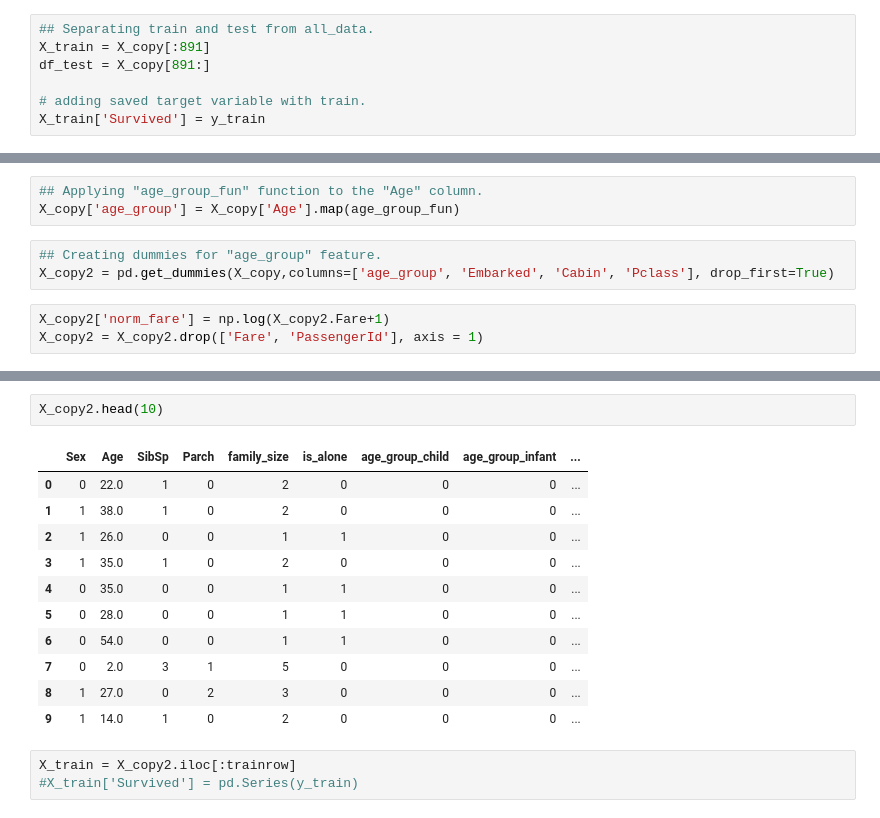
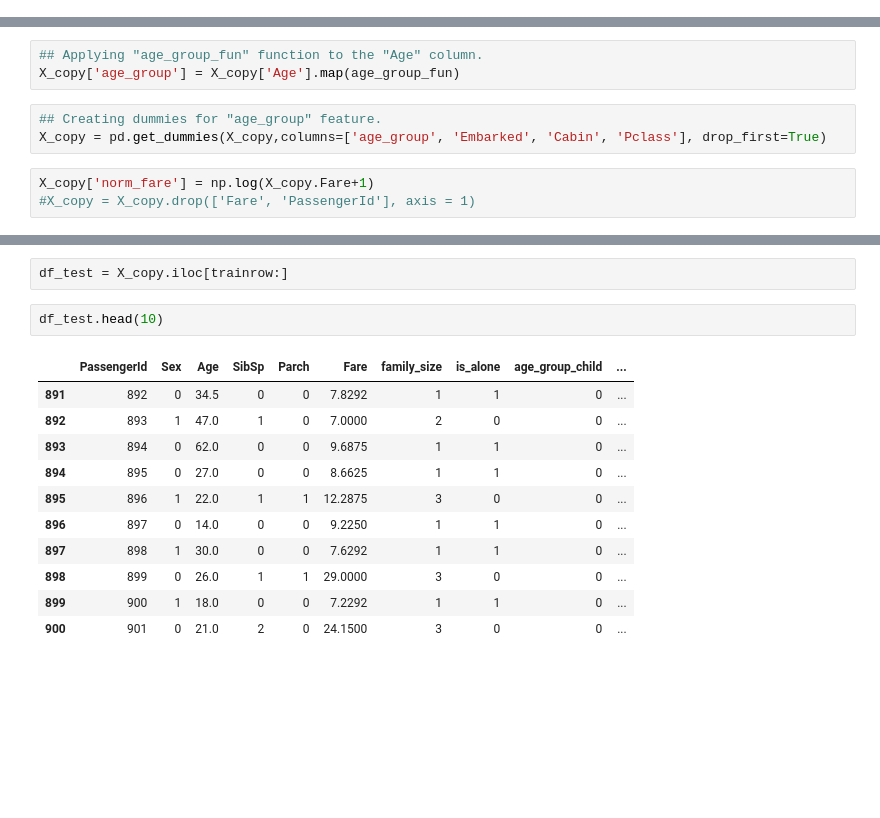
Before and after one commit to zhangyang2017/kaggle-Titanic, a Jupyter notebook: EDA.ipynb, the cells around one changed output, grey strips where cells are left out. Drawn from its saved outputs; the diff is of its cells as text; blank space fills up the shorter version.

```diff
--- a/EDA.ipynb
+++ b/EDA.ipynb
@@ -342,10 +539,3 @@ X_copy.head(10)
 | 7 | 8 | 3 | male | 2.0 | 3 | 1 | 21.0750 | F | S |
 | 8 | 9 | 3 | female | 27.0 | 0 | 2 | 11.1333 | G | S |
 | 9 | 10 | 2 | female | 14.0 | 1 | 0 | 30.0708 | T | C |
-# %%
-## Separating train and test from all_data.
-X_train = X_copy[:891]
-df_test = X_copy[891:]
-
-# adding saved target variable with train.
-X_train['Survived'] = y_train
@@ -388,10 +596,10 @@ X_copy['is_alone'] = [1 if i<2 else 0 for i in X_copy.family_size]
 X_copy['age_group'] = X_copy['Age'].map(age_group_fun)
 # %%
 ## Creating dummies for "age_group" feature.
-X_copy2 = pd.get_dummies(X_copy,columns=['age_group', 'Embarked', 'Cabin', 'Pclass'], drop_first=True)
+X_copy = pd.get_dummies(X_copy,columns=['age_group', 'Embarked', 'Cabin', 'Pclass'], drop_first=True)
 # %%
-X_copy2['norm_fare'] = np.log(X_copy2.Fare+1)
-X_copy2 = X_copy2.drop(['Fare', 'PassengerId'], axis = 1)
+X_copy['norm_fare'] = np.log(X_copy.Fare+1)
+#X_copy = X_copy.drop(['Fare', 'PassengerId'], axis = 1)
 # %%
 X_copy.head(10)
 # %% [output]
@@ -409,20 +633,19 @@ X_copy.head(10)
+# %%
+df_test = X_copy.iloc[trainrow:]
 # %%
-X_copy2.head(10)
+df_test.head(10)
 # %% [output]
-|  | Sex | Age | SibSp | Parch | family_size | is_alone | age_group_child | age_group_infant | ... |
-| 0 | 0 | 22.0 | 1 | 0 | 2 | 0 | 0 | 0 | ... |
-| 1 | 1 | 38.0 | 1 | 0 | 2 | 0 | 0 | 0 | ... |
-| 2 | 1 | 26.0 | 0 | 0 | 1 | 1 | 0 | 0 | ... |
-| 3 | 1 | 35.0 | 1 | 0 | 2 | 0 | 0 | 0 | ... |
-| 4 | 0 | 35.0 | 0 | 0 | 1 | 1 | 0 | 0 | ... |
-| 5 | 0 | 28.0 | 0 | 0 | 1 | 1 | 0 | 0 | ... |
-| 6 | 0 | 54.0 | 0 | 0 | 1 | 1 | 0 | 0 | ... |
-| 7 | 0 | 2.0 | 3 | 1 | 5 | 0 | 0 | 0 | ... |
-| 8 | 1 | 27.0 | 0 | 2 | 3 | 0 | 0 | 0 | ... |
-| 9 | 1 | 14.0 | 1 | 0 | 2 | 0 | 0 | 0 | ... |
+|  | PassengerId | Sex | Age | SibSp | Parch | Fare | family_size | is_alone | age_group_child | ... |
+| 891 | 892 | 0 | 34.5 | 0 | 0 | 7.8292 | 1 | 1 | 0 | ... |
+| 892 | 893 | 1 | 47.0 | 1 | 0 | 7.0000 | 2 | 0 | 0 | ... |
+| 893 | 894 | 0 | 62.0 | 0 | 0 | 9.6875 | 1 | 1 | 0 | ... |
+| 894 | 895 | 0 | 27.0 | 0 | 0 | 8.6625 | 1 | 1 | 0 | ... |
+| 895 | 896 | 1 | 22.0 | 1 | 1 | 12.2875 | 3 | 0 | 0 | ... |
+| 896 | 897 | 0 | 14.0 | 0 | 0 | 9.2250 | 1 | 1 | 0 | ... |
+| 897 | 898 | 1 | 30.0 | 0 | 0 | 7.6292 | 1 | 1 | 0 | ... |
+| 898 | 899 | 0 | 26.0 | 1 | 1 | 29.0000 | 3 | 0 | 0 | ... |
+| 899 | 900 | 1 | 18.0 | 0 | 0 | 7.2292 | 1 | 1 | 0 | ... |
+| 900 | 901 | 0 | 21.0 | 2 | 0 | 24.1500 | 3 | 0 | 0 | ... |
-# %%
-X_train = X_copy2.iloc[:trainrow]
-#X_train['Survived'] = pd.Series(y_train)
 # %%
 X_train.shape
 # %% [output]
```
Also changed, not shown: parts of 65 cells of this notebook.
